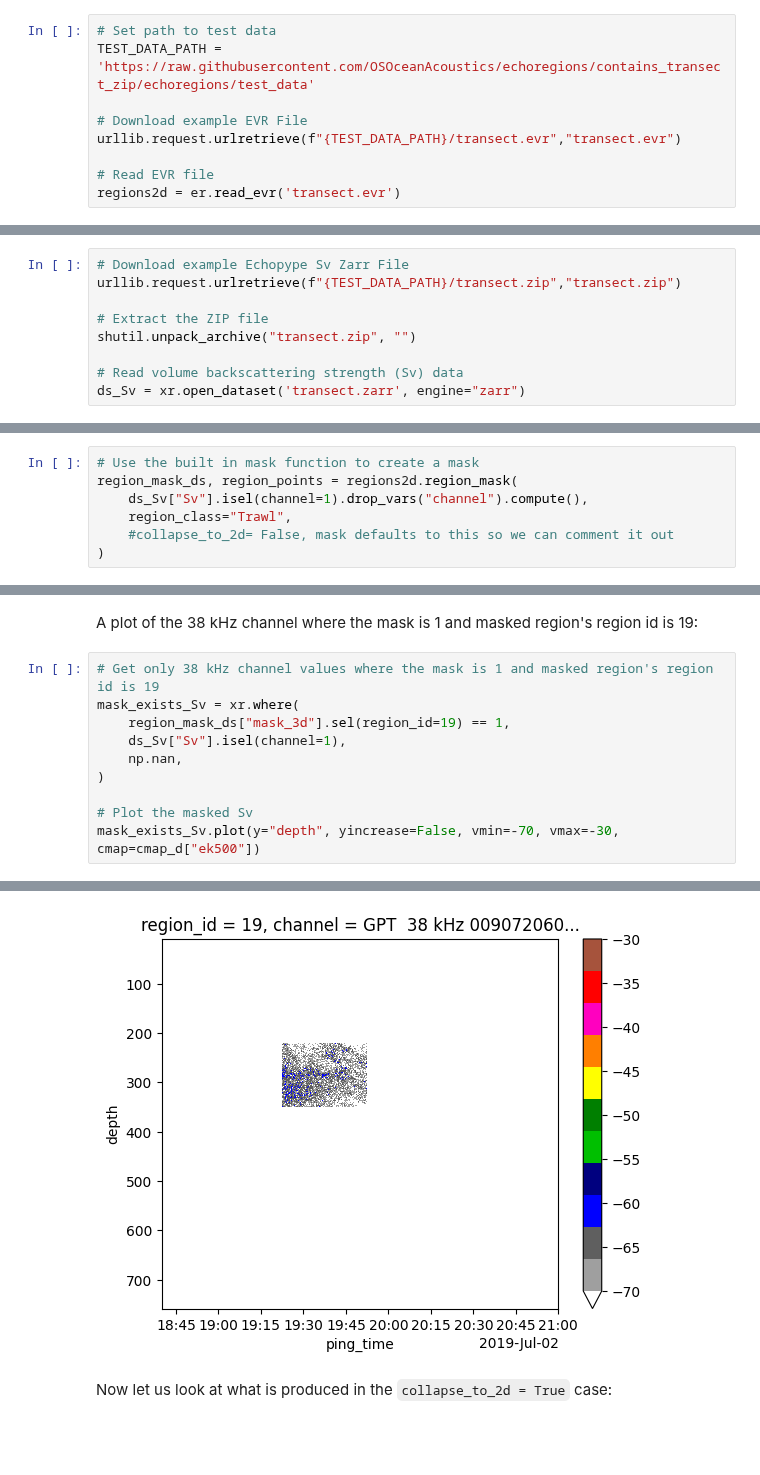
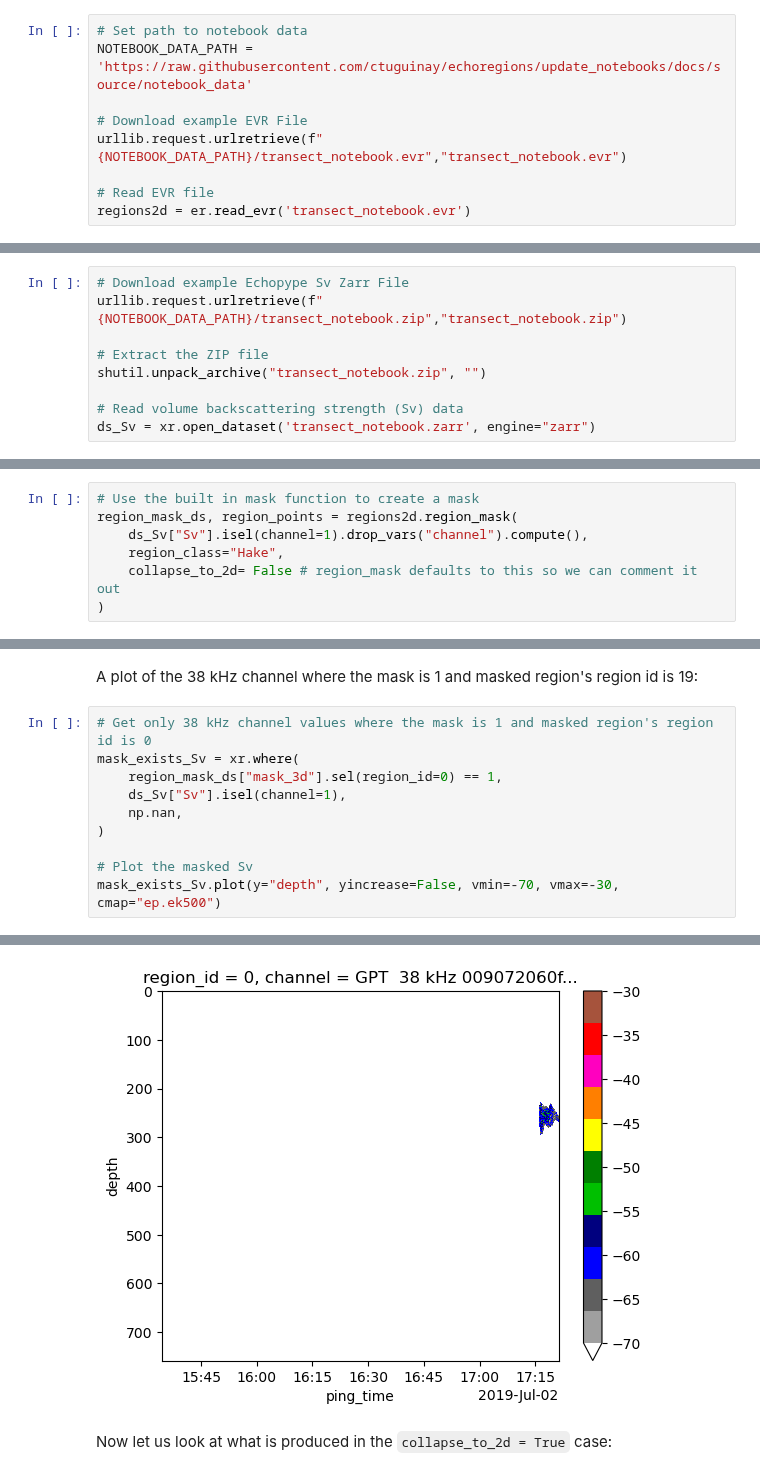
Before and after one commit to OSOceanAcoustics/echoregions, a Jupyter notebook: docs/source/Regions2D_functionality.ipynb, the cells around one changed output, grey strips where cells are left out. Drawn from its saved outputs; the diff is of its cells as text; blank space fills up the shorter version.

```diff
--- a/docs/source/Regions2D_functionality.ipynb
+++ b/docs/source/Regions2D_functionality.ipynb
@@ -36,14 +36,14 @@ To start this tutorial, we first download `evr` data from Echoregions' Github Re
 
 The parsing is based off of the `.evr` data description shown on Echoview's website: [Region Attributes](https://support.echoview.com/WebHelp/Reference/File_Formats/Export_File_Formats/2D_Region_definition_file_format.htm).
 # %%
-# Set path to test data
-TEST_DATA_PATH = 'https://raw.githubusercontent.com/OSOceanAcoustics/echoregions/contains_transect_zip/echoregions/test_data'
+# Set path to notebook data
+NOTEBOOK_DATA_PATH = 'https://raw.githubusercontent.com/ctuguinay/echoregions/update_notebooks/docs/source/notebook_data'
 
 # Download example EVR File
-urllib.request.urlretrieve(f"{TEST_DATA_PATH}/transect.evr","transect.evr")
+urllib.request.urlretrieve(f"{NOTEBOOK_DATA_PATH}/transect_notebook.evr","transect_notebook.evr")
 
 # Read EVR file
-regions2d = er.read_evr('transect.evr')
+regions2d = er.read_evr('transect_notebook.evr')
 # %% [markdown]
 #### Regions2D as a DataFrame
 # %% [markdown]
@@ -98,13 +100,13 @@ regions2d.plot(region_class="Trawl", close_regions=True)
 Let's now download and plot an echogram created using [Echopype](https://echopype.readthedocs.io/en/stable/). Echopype is a comprehensive software designed for parsing sonar backscatter and conducting scientific computations. It offers a wide array of functionalities, including the creation of echograms, which are visual representations formed by the echoes received from sonar signals. Additionally, Echopype seamlessly integrates with Echoregions, a specialized software for parsing echogram annotations. For now, we will primarily be working with the `ds_Sv["Sv"]` backscatter volume data variable, which when plotted becomes an echogram, but there are many more data variables that can be used when working with Echopype.
 # %%
 # Download example Echopype Sv Zarr File
-urllib.request.urlretrieve(f"{TEST_DATA_PATH}/transect.zip","transect.zip")
+urllib.request.urlretrieve(f"{NOTEBOOK_DATA_PATH}/transect_notebook.zip","transect_notebook.zip")
 
 # Extract the ZIP file
-shutil.unpack_archive("transect.zip", "")
+shutil.unpack_archive("transect_notebook.zip", "")
 
 # Read volume backscattering strength (Sv) data
-ds_Sv = xr.open_dataset('transect.zarr', engine="zarr")
+ds_Sv = xr.open_dataset('transect_notebook.zarr', engine="zarr")
 # %%
 ds_Sv["Sv"]
 # %% [output]
@@ -156,8 +162,8 @@ Let's look first at the default `collapse_to_2d = False` case:
 # Use the built in mask function to create a mask
 region_mask_ds, region_points = regions2d.region_mask(
     ds_Sv["Sv"].isel(channel=1).drop_vars("channel").compute(),
-    region_class="Trawl",
-    #collapse_to_2d= False, mask defaults to this so we can comment it out
+    region_class="Hake",
+    collapse_to_2d= False # region_mask defaults to this so we can comment it out
 )
 # %% [markdown]
 Note that selecting 1 channel here is to ensure that our output is a single channel mask. The number of channels of the data array that is passed into the mask will match the number of channels of the output bottom mask data array.
@@ -224,18 +217,18 @@ region_mask_ds["mask_3d"].sel(region_id=19).plot(y="depth", yincrease=False)
 # %% [markdown]
 A plot of the 38 kHz channel where the mask is 1 and masked region's region id is 19:
 # %%
-# Get only 38 kHz channel values where the mask is 1 and masked region's region id is 19
+# Get only 38 kHz channel values where the mask is 1 and masked region's region id is 0
 mask_exists_Sv = xr.where(
-    region_mask_ds["mask_3d"].sel(region_id=19) == 1,
+    region_mask_ds["mask_3d"].sel(region_id=0) == 1,
     ds_Sv["Sv"].isel(channel=1),
     np.nan,
 )
 
 # Plot the masked Sv
-mask_exists_Sv.plot(y="depth", yincrease=False, vmin=-70, vmax=-30, cmap=cmap_d["ek500"])
+mask_exists_Sv.plot(y="depth", yincrease=False, vmin=-70, vmax=-30, cmap="ep.ek500")
 # %% [output]
 <matplotlib.collections.QuadMesh at 0x...>
-[figure, old version]
+[figure, new version]
 # %% [markdown]
 Now let us look at what is produced in the `collapse_to_2d = True` case:
 # %%
```
Also changed, not shown: parts of 29 cells of this notebook, 2 other files.
